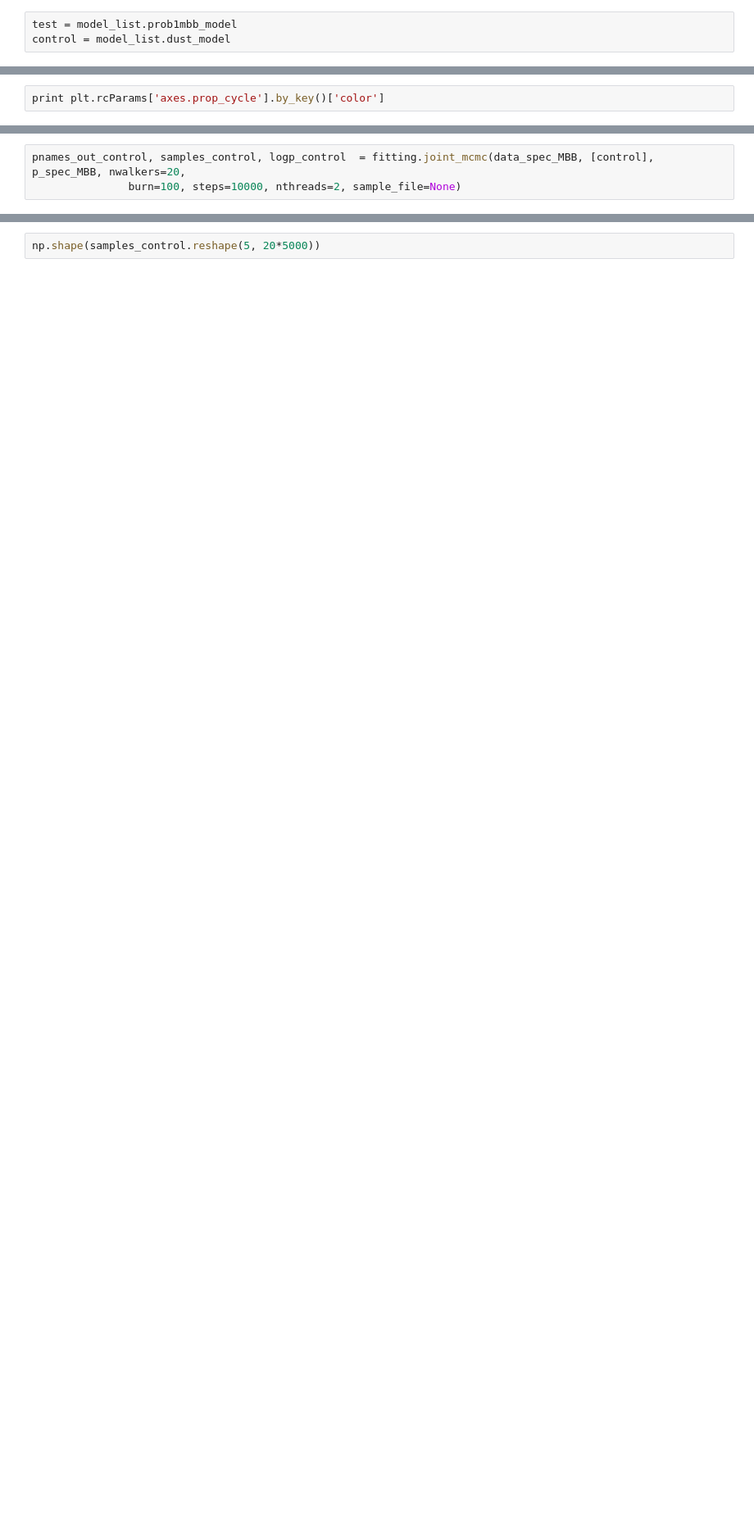
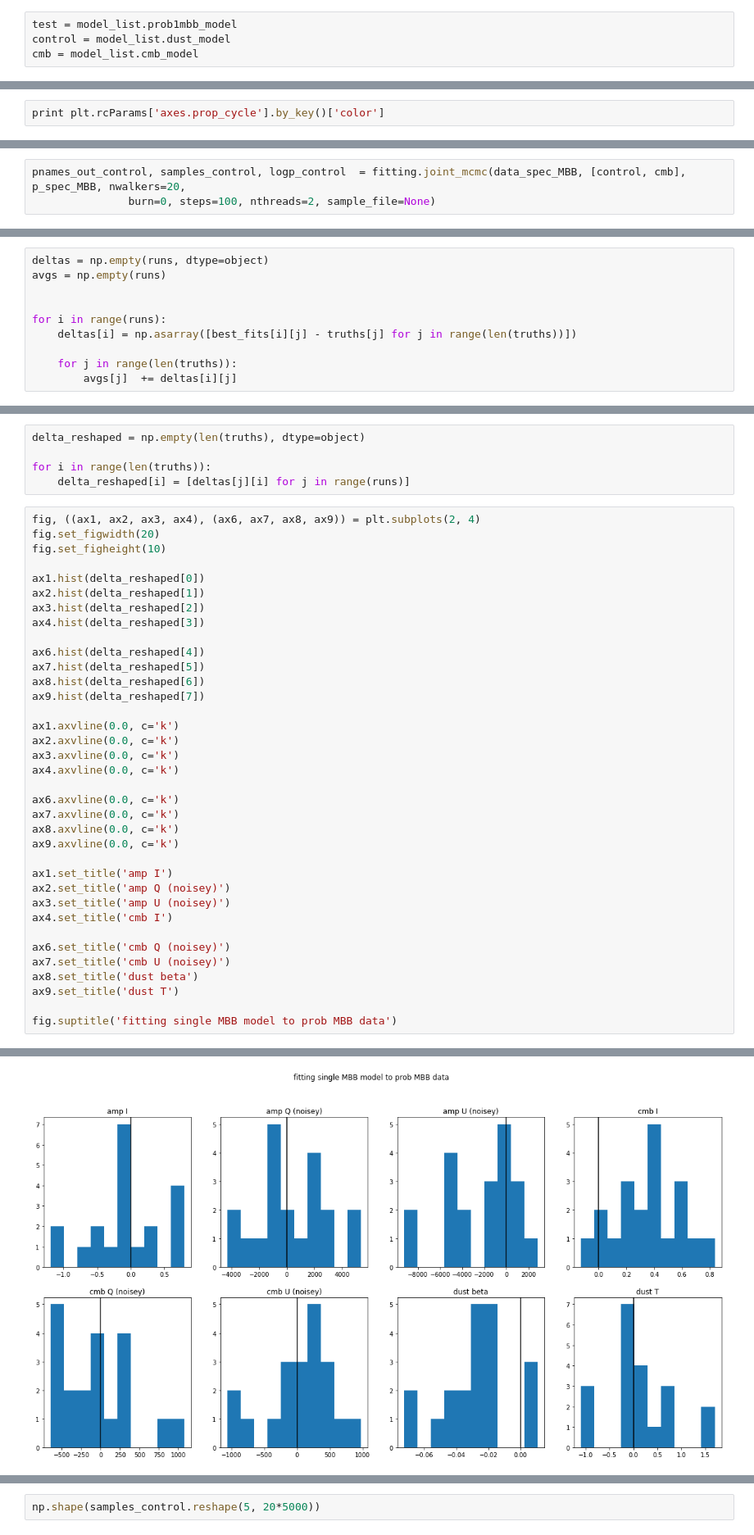
Before and after one commit to philbull/SinglePixel, a Jupyter notebook: Probabilistic Model Class.ipynb, the cells around one changed output, grey strips where cells are left out. Shown: that part at 82% size. Cells and saved outputs as stored; diff of their text form; blank space fills up the shorter version.

```diff
--- a/Probabilistic Model Class.ipynb
+++ b/Probabilistic Model Class.ipynb
@@ -17,6 +17,7 @@ sigma_temp = 4.
 # %%
 test = model_list.prob1mbb_model
 control = model_list.dust_model
+cmb = model_list.cmb_model
 # %%
 DUST_I = 50.
 DUST_P = 5. / 1.41
@@ -155,3 +96,3 @@ fitting.lnprob_joint(params_MBB, data_spec_MBB, [control], p_spec_MBB), fitting.
 # %%
-pnames_out_control, samples_control, logp_control  = fitting.joint_mcmc(data_spec_MBB, [control], p_spec_MBB, nwalkers=20,
-               burn=100, steps=10000, nthreads=2, sample_file=None)
+pnames_out_control, samples_control, logp_control  = fitting.joint_mcmc(data_spec_MBB, [control, cmb], p_spec_MBB, nwalkers=20,
+               burn=0, steps=100, nthreads=2, sample_file=None)
@@ -157,0 +128,10 @@ pnames_out_control, samples_control, logp_control  = fitting.joint_mcmc(data_spe
+# %%
+deltas = np.empty(runs, dtype=object)
+avgs = np.empty(runs)
+
+
+for i in range(runs):
+    deltas[i] = np.asarray([best_fits[i][j] - truths[j] for j in range(len(truths))])
+
+    for j in range(len(truths)):
+        avgs[j]  += deltas[i][j]
@@ -157,0 +142,42 @@ pnames_out_control, samples_control, logp_control  = fitting.joint_mcmc(data_spe
+# %%
+delta_reshaped = np.empty(len(truths), dtype=object)
+
+for i in range(len(truths)):
+    delta_reshaped[i] = [deltas[j][i] for j in range(runs)]
+# %%
+fig, ((ax1, ax2, ax3, ax4), (ax6, ax7, ax8, ax9)) = plt.subplots(2, 4)
+fig.set_figwidth(20)
+fig.set_figheight(10)
+
+ax1.hist(delta_reshaped[0])
+ax2.hist(delta_reshaped[1])
+ax3.hist(delta_reshaped[2])
+ax4.hist(delta_reshaped[3])
+
+ax6.hist(delta_reshaped[4])
+ax7.hist(delta_reshaped[5])
+ax8.hist(delta_reshaped[6])
+ax9.hist(delta_reshaped[7])
+
+ax1.axvline(0.0, c='k')
+ax2.axvline(0.0, c='k')
+ax3.axvline(0.0, c='k')
+ax4.axvline(0.0, c='k')
+
+ax6.axvline(0.0, c='k')
+ax7.axvline(0.0, c='k')
+ax8.axvline(0.0, c='k')
+ax9.axvline(0.0, c='k')
+
+ax1.set_title('amp I')
+ax2.set_title('amp Q (noisey)')
+ax3.set_title('amp U (noisey)')
+ax4.set_title('cmb I')
+
+ax6.set_title('cmb Q (noisey)')
+ax7.set_title('cmb U (noisey)')
+ax8.set_title('dust beta')
+ax9.set_title('dust T')
+
+fig.suptitle('fitting single MBB model to prob MBB data')
+# %% [output]
@@ -157,0 +185 @@ pnames_out_control, samples_control, logp_control  = fitting.joint_mcmc(data_spe
+[figure, added]
```
Also changed, not shown: parts of 45 cells of this notebook, 2 other files.
